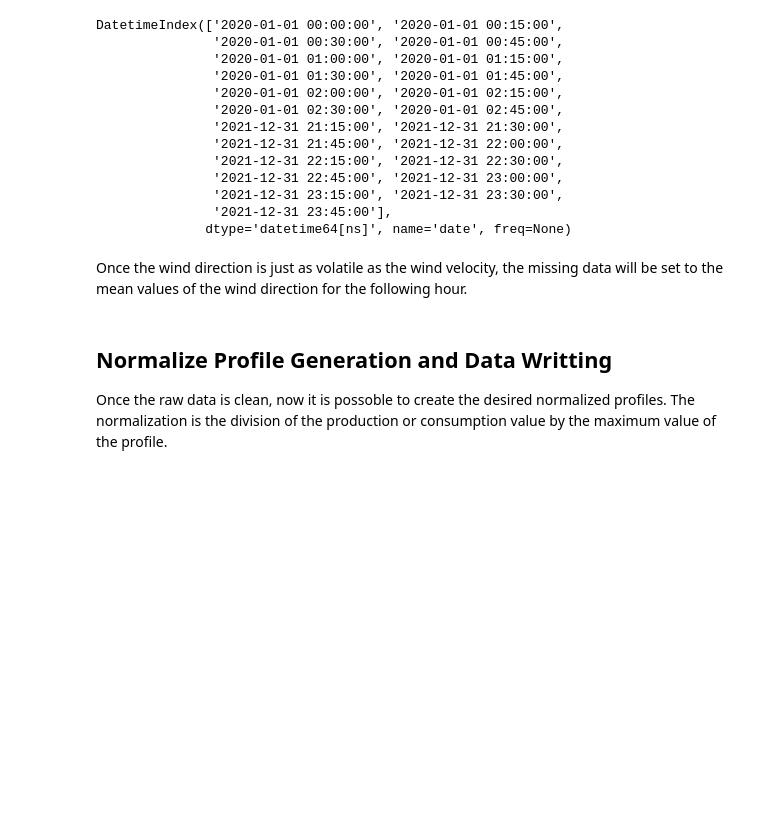
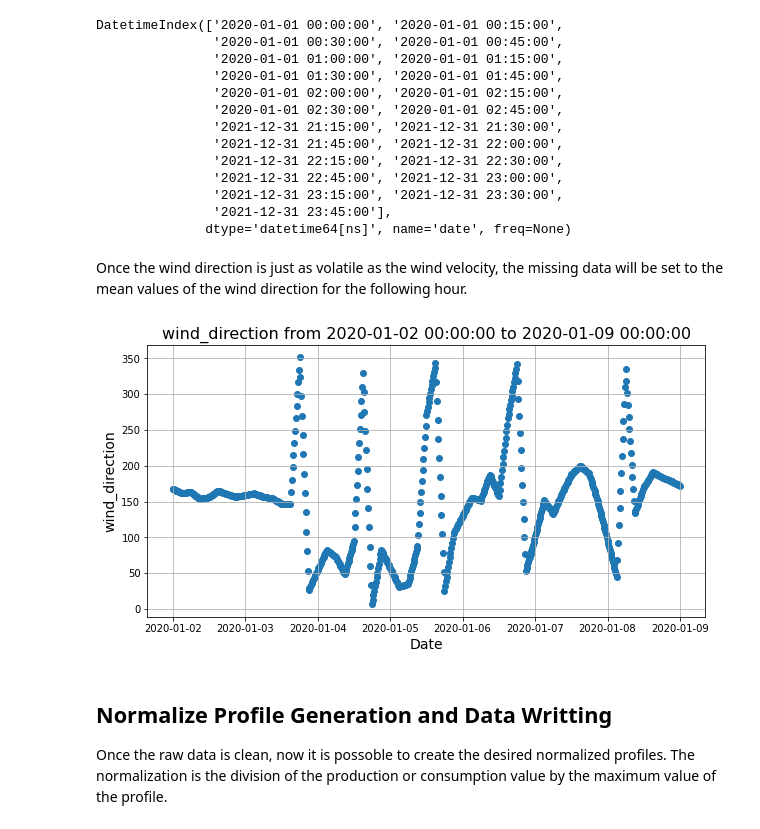
Before and after one commit to jamilsonjr/AI-to-forecast-constraints-in-the-energy-systems, a Jupyter notebook: jupyter_notebooks/cleaning_profile_data.ipynb, the cells around one changed output. Drawn from its saved outputs; the diff is of its cells as text; code cells hidden in the pictures; blank space fills up the shorter version.

```diff
--- a/jupyter_notebooks/cleaning_profile_data.ipynb
+++ b/jupyter_notebooks/cleaning_profile_data.ipynb
@@ -844,6 +848,10 @@ target_index_dec = get_index_of_time_frame(target_wind_data, ['2021-12-31 21:15:
 filler_index_dec = get_index_of_time_frame(target_wind_data, ['2021-12-31 20:00:00', '2021-12-31 21:00:00'])
 mean_value_dec = get_mean_value_from_index(target_wind_data, 'wind_direction', filler_index_dec)
 target_wind_data.loc[target_index_dec, 'wind_direction'] = mean_value_dec
+# %%
+plot_data_from_time_limits(target_wind_data, 'wind_direction', ['2020-01-02 00:00:00',  '2020-01-09 00:00:00'])
+# %% [output]
+[figure, added]
 # %% [markdown]
 ## Normalize Profile Generation and Data Writting
 Once the raw data is clean, now it is possoble to create the desired normalized profiles. The normalization is the division of the production or consumption value by the maximum value of the profile.
```
Also changed, not shown: parts of 10 cells of this notebook, 7 other files.
